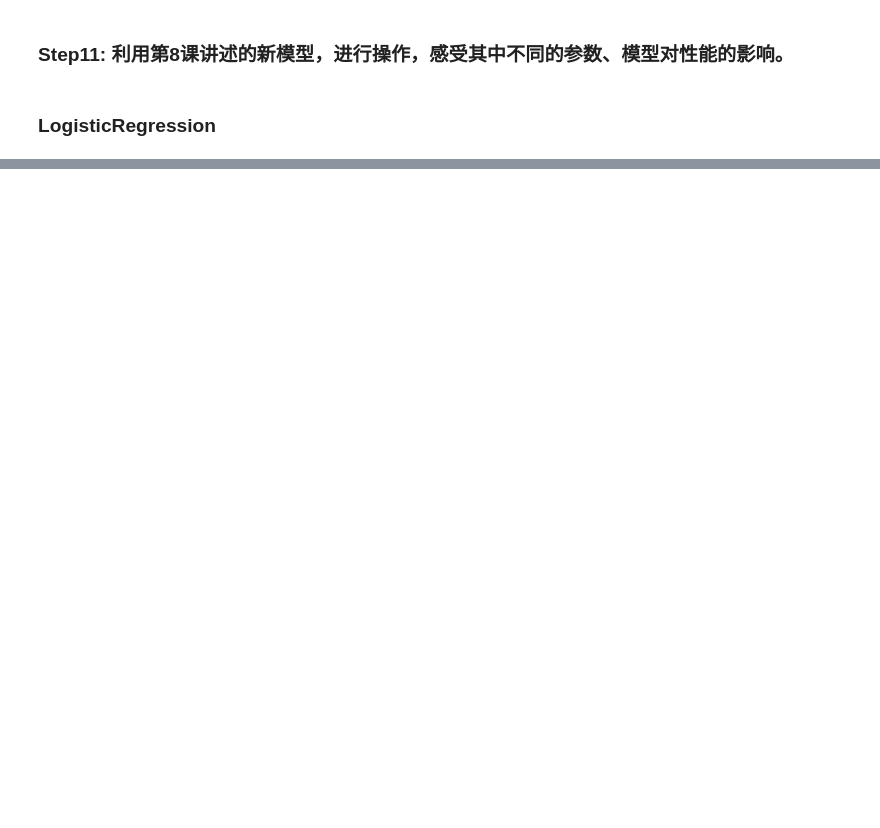
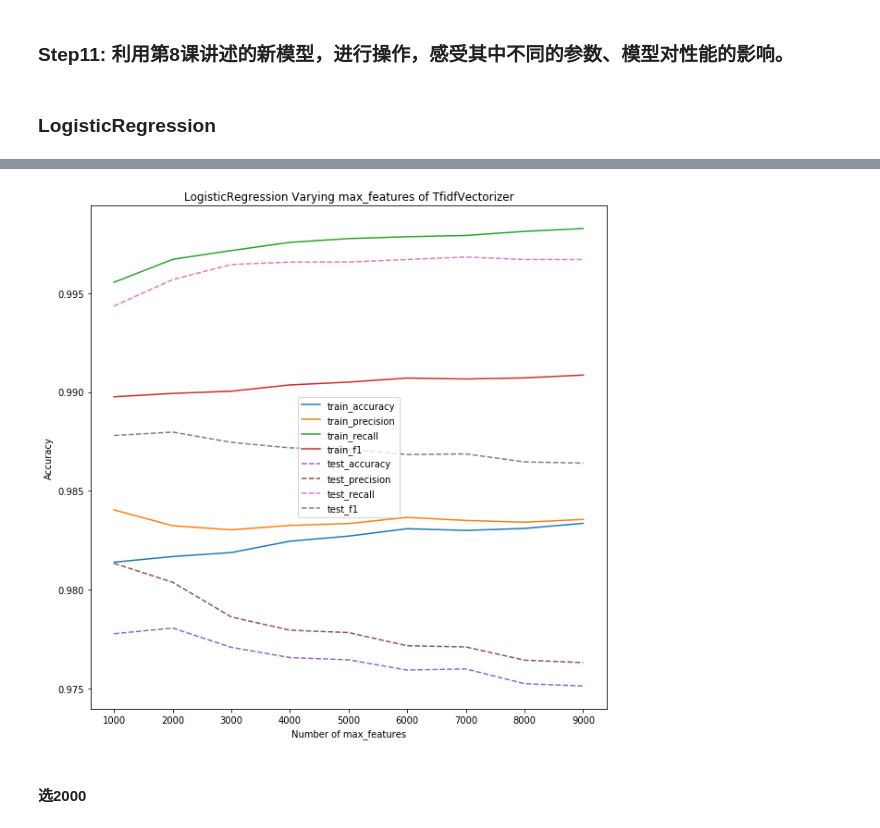
Before and after one commit to BinZhang109/NLP_Assignments, a Jupyter notebook: Lesson-07/assignment-07 First Step of using machine learning and models..ipynb, the cells around one changed output, grey strips where cells are left out. Cells and saved outputs as stored; diff of their text form; code cells hidden in the pictures; blank space fills up the shorter version.

```diff
--- a/Lesson-07/assignment-07 First Step of using machine learning and models..ipynb
+++ b/Lesson-07/assignment-07 First Step of using machine learning and models..ipynb
@@ -3,7 +3,7 @@
 # %% [markdown]
 ![](https://github.com/Computing-Intelligence/jupyters_and_slides/raw/master/entrance-test/images/kkb-ai.png)
 # %%
-fname = 'D:\data\sqlResult_1558435.csv'
+fname = 'D:\Github_project\data\sqlResult_1558435.csv'
 # %%
 import pandas as pd
 # %%
@@ -819,7 +804,3 @@ source_id, solution = plagiarism_analysis(24, [''.join(token(content)) for conte
 ### Step11: 利用第8课讲述的新模型，进行操作，感受其中不同的参数、模型对性能的影响。
 # %% [markdown]
 ### LogisticRegression
-# %%
-from sklearn.feature_extraction.text import TfidfVectorizer
-vectorizer = TfidfVectorizer(max_features=1000)
-X = vectorizer.fit_transform(corpus)
@@ -825,0 +834,4 @@ X = vectorizer.fit_transform(corpus)
+# %%
+score_list = []
+for max_features in range(1000, 10000, 1000):
+    score_list.append(get_score_from_varying_parameters(max_features=max_features))
@@ -825,0 +920,44 @@ X = vectorizer.fit_transform(corpus)
+# %%
+import matplotlib.pyplot as plt
+max_features = range(1000, 10000, 1000)
+train_accuracy = np.empty(len(score_list))
+train_precision = np.empty(len(score_list))
+train_recall = np.empty(len(score_list))
+train_f1 = np.empty(len(score_list))
+
+test_accuracy = np.empty(len(score_list))
+test_precision = np.empty(len(score_list))
+test_recall = np.empty(len(score_list))
+test_f1 = np.empty(len(score_list))
+
+for i,k in enumerate(score_list):
+    train_accuracy[i] = k[0]
+    train_precision[i] = k[1]
+    train_recall[i] = k[2]
+    train_f1[i] = k[3]
+
+    test_accuracy[i] = k[4]
+    test_precision[i] = k[5]
+    test_recall[i] = k[6]
+    test_f1[i] = k[7]
+
+plt.figure(figsize=(10,10))
+plt.title('LogisticRegression Varying max_features of TfidfVectorizer')
+
+plt.plot(max_features, train_accuracy, label='train_accuracy')
+plt.plot(max_features, train_precision, label='train_precision')
+plt.plot(max_features, train_recall, label='train_recall')
+plt.plot(max_features, train_f1, label='train_f1')
+plt.plot(max_features, test_accuracy, '--', label='test_accuracy')
+plt.plot(max_features, test_precision, '--', label='test_precision')
+plt.plot(max_features, test_recall, '--', label='test_recall')
+plt.plot(max_features, test_f1, '--', label='test_f1')
+
+plt.legend()
+plt.xlabel('Number of max_features')
+plt.ylabel('Accuracy')
+plt.show()
+# %% [output]
+[figure, added]
+# %% [markdown]
+#### 选2000
```
Also changed, not shown: parts of 40 cells of this notebook.
